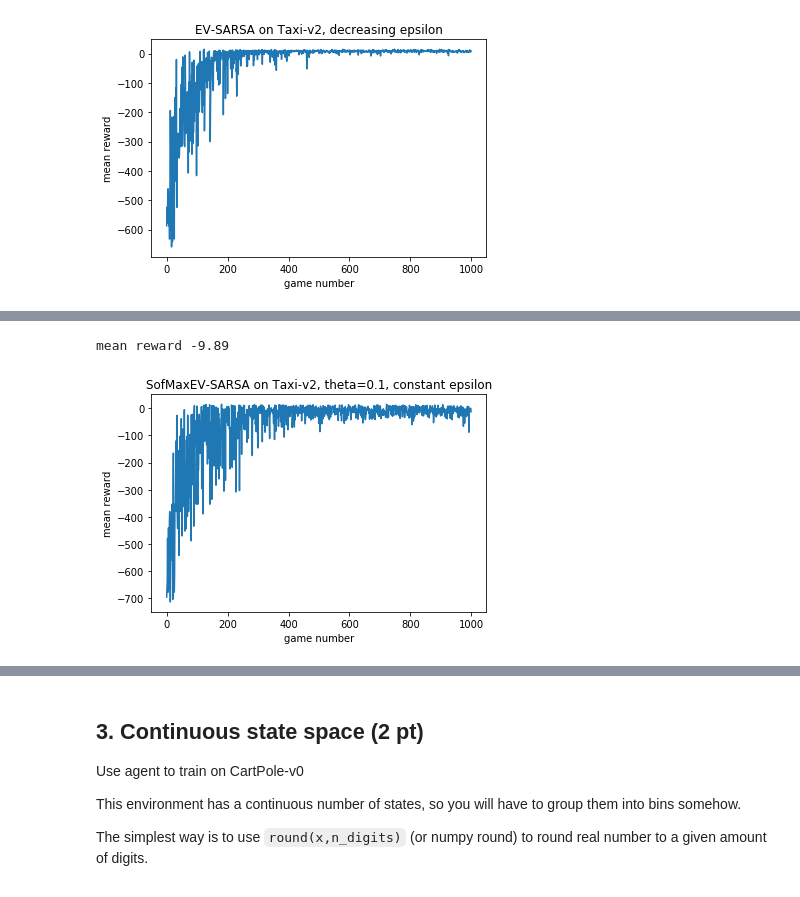
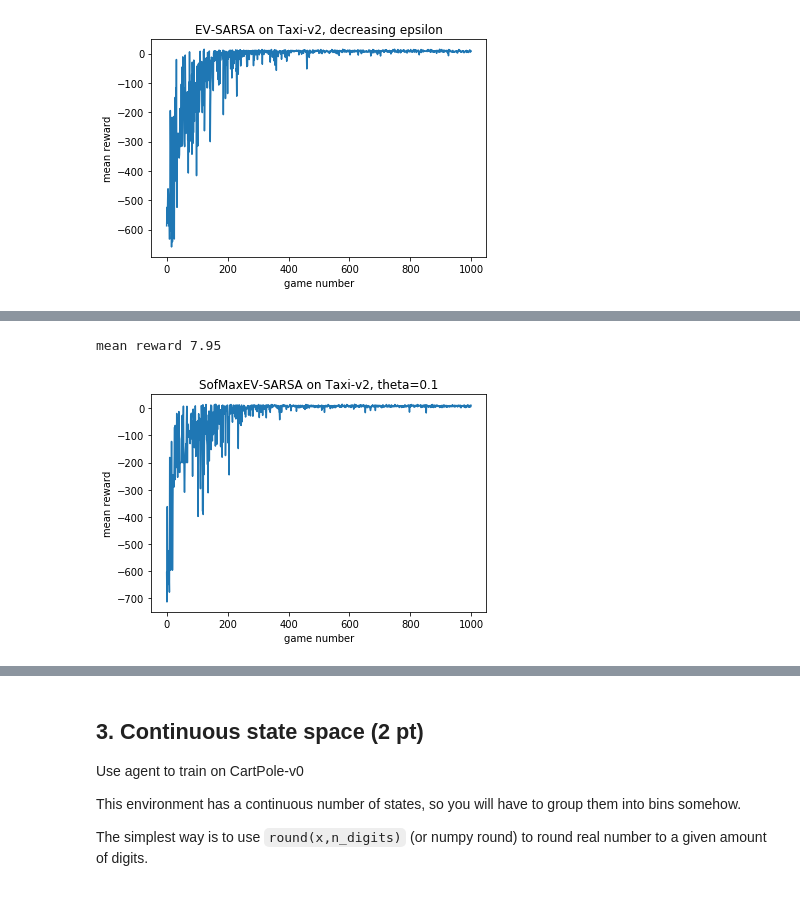
Before and after one commit to kuynzereb/Practical_RL, a Jupyter notebook: week3_model_free/homework/homework.ipynb, the cells around one changed output, grey strips where cells are left out. Cells and saved outputs as stored; diff of their text form; code cells hidden in the pictures.

```diff
--- a/week3_model_free/homework/homework.ipynb
+++ b/week3_model_free/homework/homework.ipynb
@@ -206,7 +206,7 @@ mean reward 7.8
 from expected_value_sarsa import SoftMaxEVSarsaAgent
 # %%
 theta = 1
-agent = SoftMaxEVSarsaAgent(alpha=0.5, epsilon=0.25, discount=0.99, theta=theta,
+agent = SoftMaxEVSarsaAgent(alpha=0.5, theta=theta, discount=0.99,
                             getLegalActions = lambda s: range(n_actions))
 rewards = []
 for i in range(1000):
@@ -216,7 +216,7 @@ for i in range(1000):
         clear_output(True)
         print("mean reward", np.mean(rewards[-100:]))
 
-        plt.title('SofMaxEV-SARSA on Taxi-v2, theta={}, constant epsilon'.format(theta))
+        plt.title('SofMaxEV-SARSA on Taxi-v2, theta={}'.format(theta))
         plt.xlabel('game number')
         plt.ylabel('mean reward')
         plt.plot(rewards)
@@ -227,6 +227,6 @@ mean reward -8.59
 # %%
 theta = 10
-agent = SoftMaxEVSarsaAgent(alpha=0.5, epsilon=0.25, discount=0.99, theta=theta,
+agent = SoftMaxEVSarsaAgent(alpha=0.5, theta=theta, discount=0.99,
                             getLegalActions = lambda s: range(n_actions))
 rewards = []
 for i in range(1000):
@@ -236,7 +236,7 @@ for i in range(1000):
         clear_output(True)
         print("mean reward", np.mean(rewards[-100:]))
 
-        plt.title('SofMaxEV-SARSA on Taxi-v2, theta={}, constant epsilon'.format(theta))
+        plt.title('SofMaxEV-SARSA on Taxi-v2, theta={}'.format(theta))
         plt.xlabel('game number')
         plt.ylabel('mean reward')
         plt.plot(rewards)
@@ -247,20 +247,20 @@ mean reward -23.94
 # %%
 theta = 0.1
-agent = SoftMaxEVSarsaAgent(alpha=0.5, epsilon=0.25, discount=0.99, theta=theta,
+agent = SoftMaxEVSarsaAgent(alpha=0.5, theta=theta, discount=0.99,
                             getLegalActions = lambda s: range(n_actions))
 rewards = []
 for i in range(1000):
     rewards.append(play_and_train(env, agent))
     #agent.epsilon = agent.epsilon - 1. / 1000
     if (i + 1) % 100 == 0:
         clear_output(True)
         print("mean reward", np.mean(rewards[-100:]))
 
-        plt.title('SofMaxEV-SARSA on Taxi-v2, theta={}, constant epsilon'.format(theta))
+        plt.title('SofMaxEV-SARSA on Taxi-v2, theta={}'.format(theta))
         plt.xlabel('game number')
         plt.ylabel('mean reward')
         plt.plot(rewards)
         plt.show()
 # %% [output]
-mean reward -9.89
+mean reward 7.95
-[figure, old version]
+[figure, new version]
```
Also changed, not shown: parts of 6 cells of this notebook, 7 other files.
